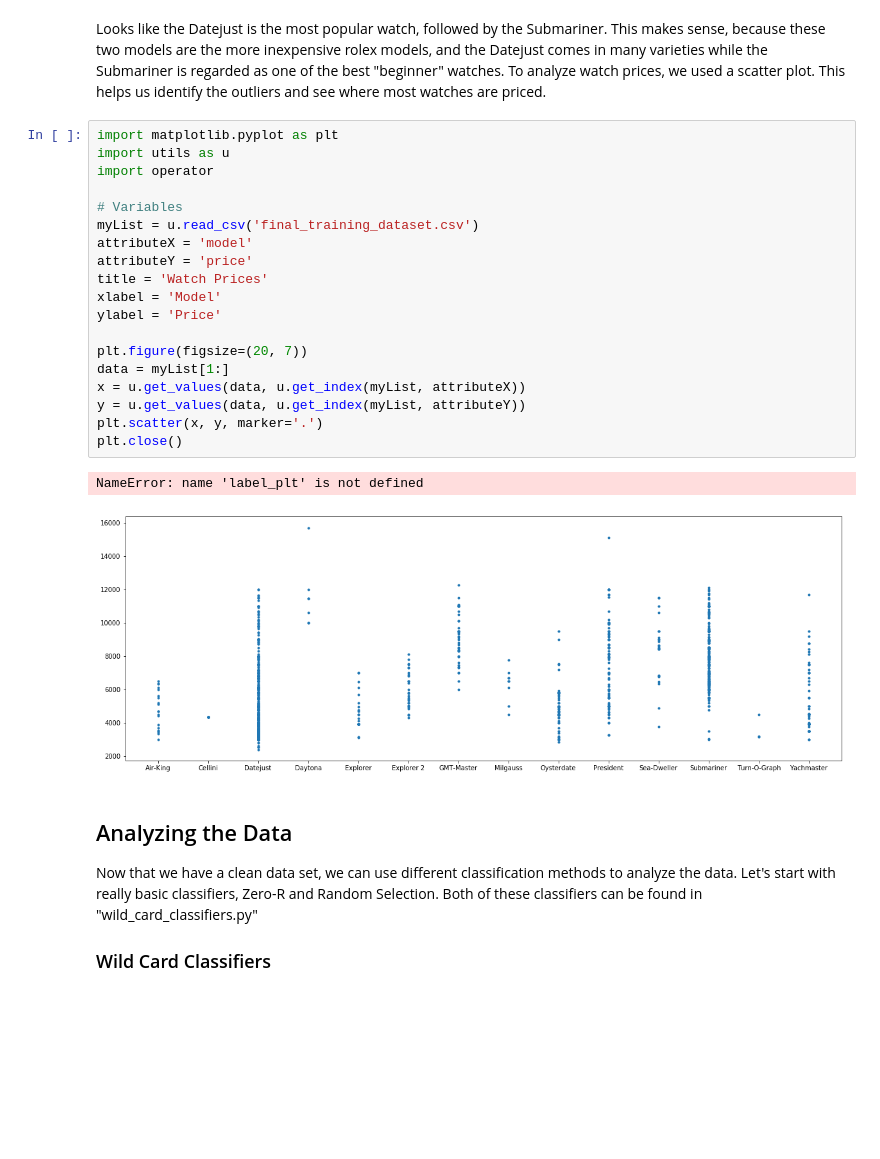
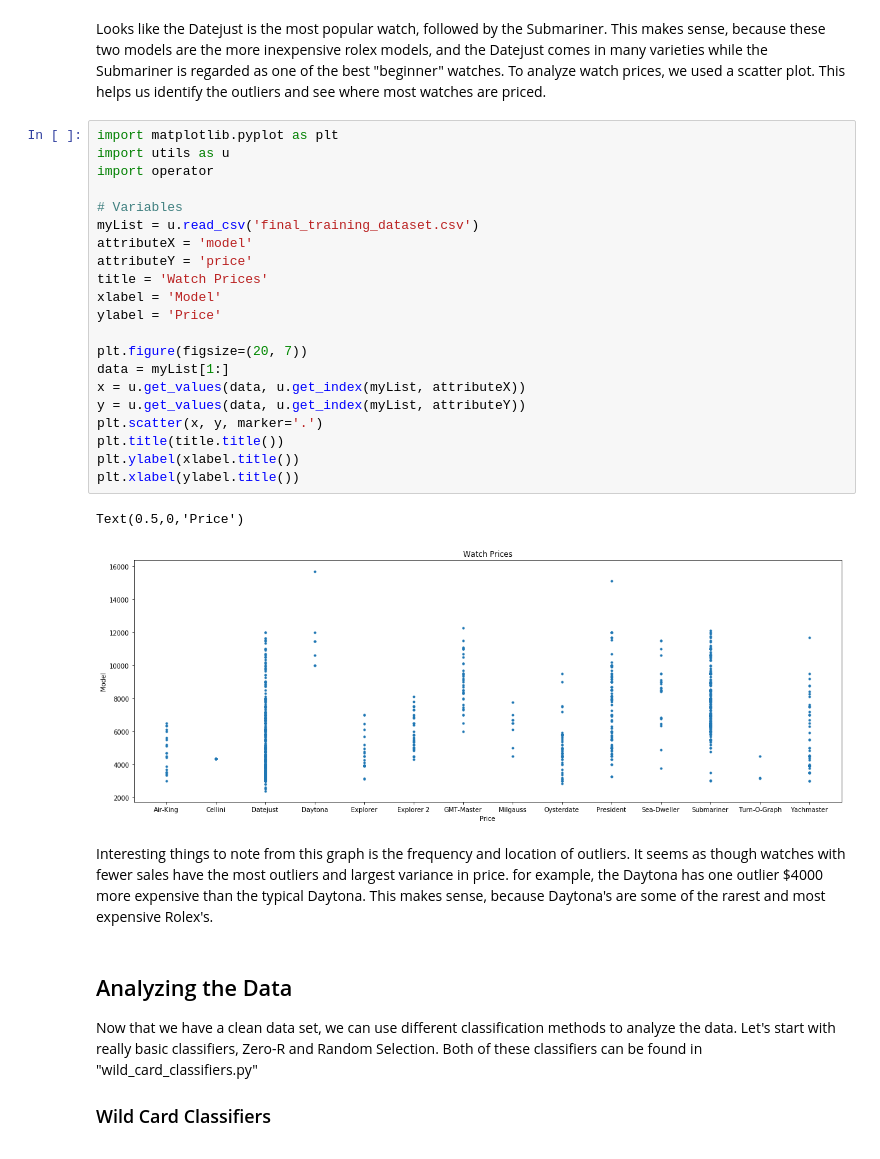
Before and after one commit to tmckenzie2/Tom-Eddy_Project, a Jupyter notebook: watch_dealer.ipynb, the cells around one changed output. Cells and saved outputs as stored; diff of their text form; blank space fills up the shorter version.

```diff
--- a/watch_dealer.ipynb
+++ b/watch_dealer.ipynb
@@ -217,25 +217,29 @@ Looks like the Datejust is the most popular watch, followed by the Submariner. T
 # %%
 import matplotlib.pyplot as plt
 import utils as u
 import operator
 
 # Variables
 myList = u.read_csv('final_training_dataset.csv')
 attributeX = 'model'
 attributeY = 'price'
 title = 'Watch Prices'
 xlabel = 'Model'
 ylabel = 'Price'
 
 plt.figure(figsize=(20, 7))
 data = myList[1:]
 x = u.get_values(data, u.get_index(myList, attributeX))
 y = u.get_values(data, u.get_index(myList, attributeY))
 plt.scatter(x, y, marker='.')
-plt.close()
+plt.title(title.title())
+plt.ylabel(xlabel.title())
+plt.xlabel(ylabel.title())
 # %% [output]
-NameError: name 'label_plt' is not defined
+Text(0.5,0,'Price')
-[figure, old version]
+[figure, new version]
+# %% [markdown]
+Interesting things to note from this graph is the frequency and location of outliers. It seems as though watches with fewer sales have the most outliers and largest variance in price. for example, the Daytona has one outlier \$4000 more expensive than the typical Daytona. This makes sense, because Daytona's are some of the rarest and most expensive Rolex's.
 # %% [markdown]
 ## Analyzing the Data
 
```
Also changed, not shown: 1 other file.
